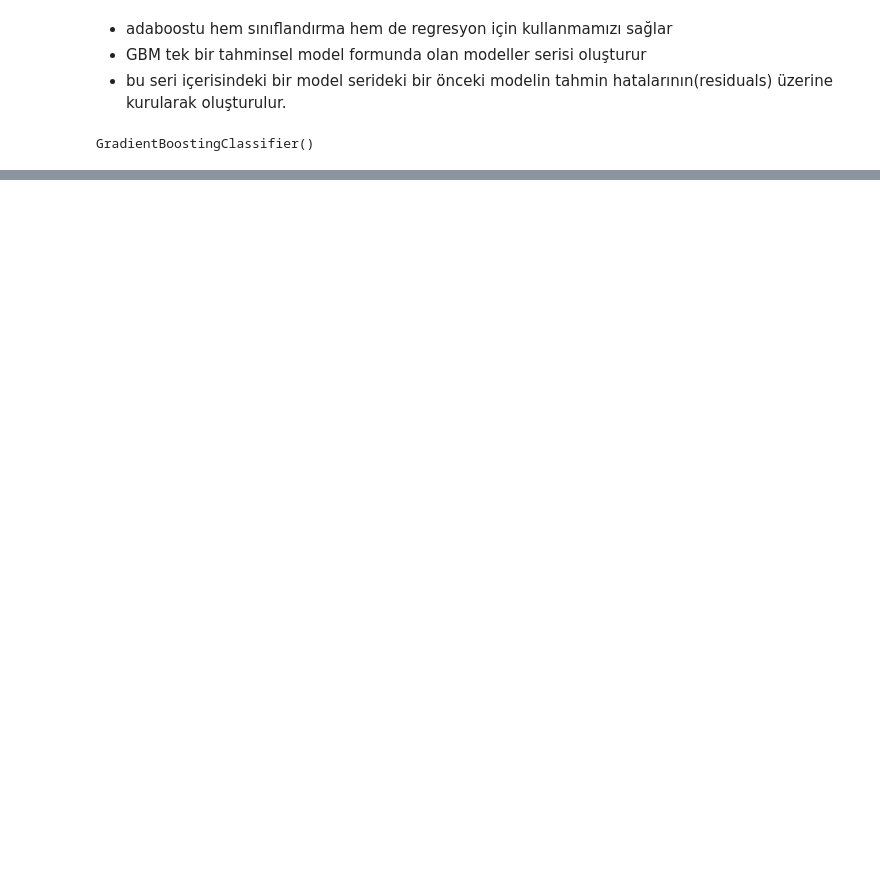
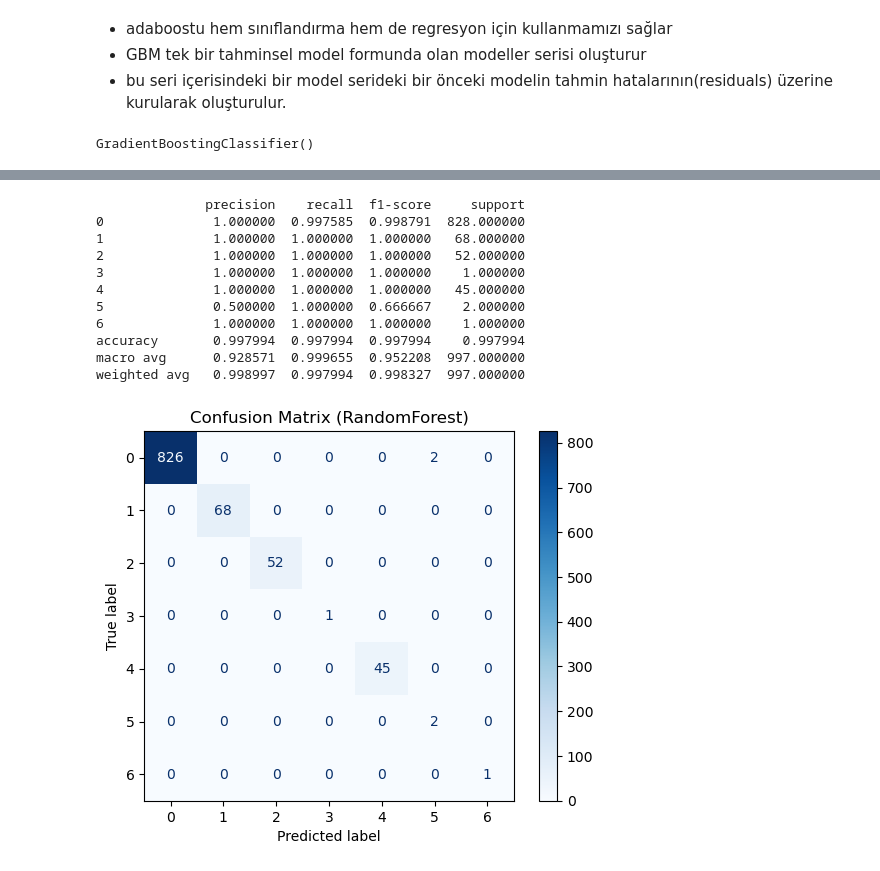
Before and after one commit to gamzegezgin/Classification-Models, a Jupyter notebook: Gradient Boosting Machines/GBM_example.ipynb, the cells around one changed output, grey strips where cells are left out. Saved outputs shown, nothing was run; the diff lists cells and outputs as text; code cells hidden in the pictures; blank space fills up the shorter version.

Commit message:
all models practiced and confision matrix added

```diff
--- a/Gradient Boosting Machines/GBM_example.ipynb
+++ b/Gradient Boosting Machines/GBM_example.ipynb
@@ -75,0 +76,28 @@ plt.show()
+# %%
+from sklearn.metrics import classification_report, confusion_matrix, ConfusionMatrixDisplay
+
+report = classification_report(y_test, y_pred, output_dict=True)
+report_df = pd.DataFrame(report).transpose()
+
+print(report_df)
+
+cm = confusion_matrix(y_test, y_pred)
+
+disp = ConfusionMatrixDisplay(confusion_matrix=cm)
+disp.plot(cmap='Blues')
+plt.title("Confusion Matrix (RandomForest)")
+plt.savefig("confusion_matrix_display.png")
+plt.show()
+# %% [output]
+              precision    recall  f1-score     support
+0              1.000000  0.997585  0.998791  828.000000
+1              1.000000  1.000000  1.000000   68.000000
+2              1.000000  1.000000  1.000000   52.000000
+3              1.000000  1.000000  1.000000    1.000000
+4              1.000000  1.000000  1.000000   45.000000
+5              0.500000  1.000000  0.666667    2.000000
+6              1.000000  1.000000  1.000000    1.000000
+accuracy       0.997994  0.997994  0.997994    0.997994
+macro avg      0.928571  0.999655  0.952208  997.000000
+weighted avg   0.998997  0.997994  0.998327  997.000000
+[figure, added]
```
Also changed, not shown: parts of 4 cells of this notebook, 9 other files.
